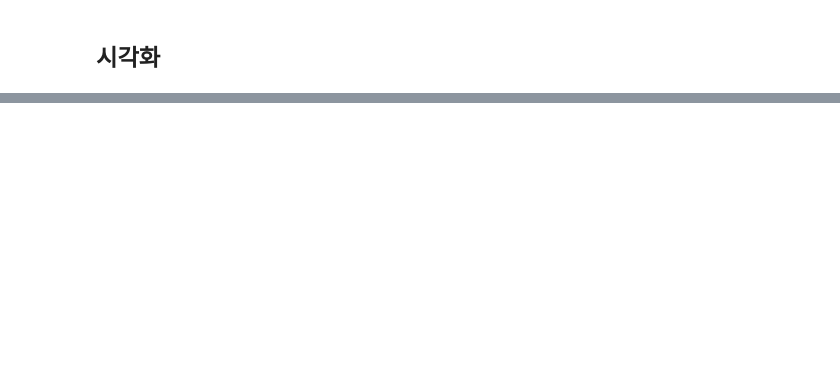
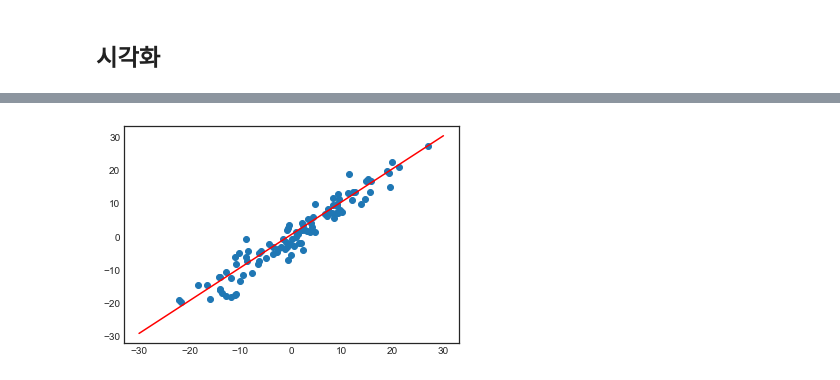
Before and after one commit to Seola17/Hello-World, a Jupyter notebook: PyTorch_Suanlab_02_신경망_생성.ipynb, the cells around one changed output, grey strips where cells are left out. Drawn from its saved outputs; the diff is of its cells as text; code cells hidden in the pictures; blank space fills up the shorter version.

```diff
--- a/PyTorch_Suanlab_02_신경망_생성.ipynb
+++ b/PyTorch_Suanlab_02_신경망_생성.ipynb
@@ -38,0 +201,4 @@
+# %%
+plot_fit("Trained Model")
+# %% [output]
+[figure, added]
```
Also changed, not shown: parts of 12 cells of this notebook, 1 other file.
